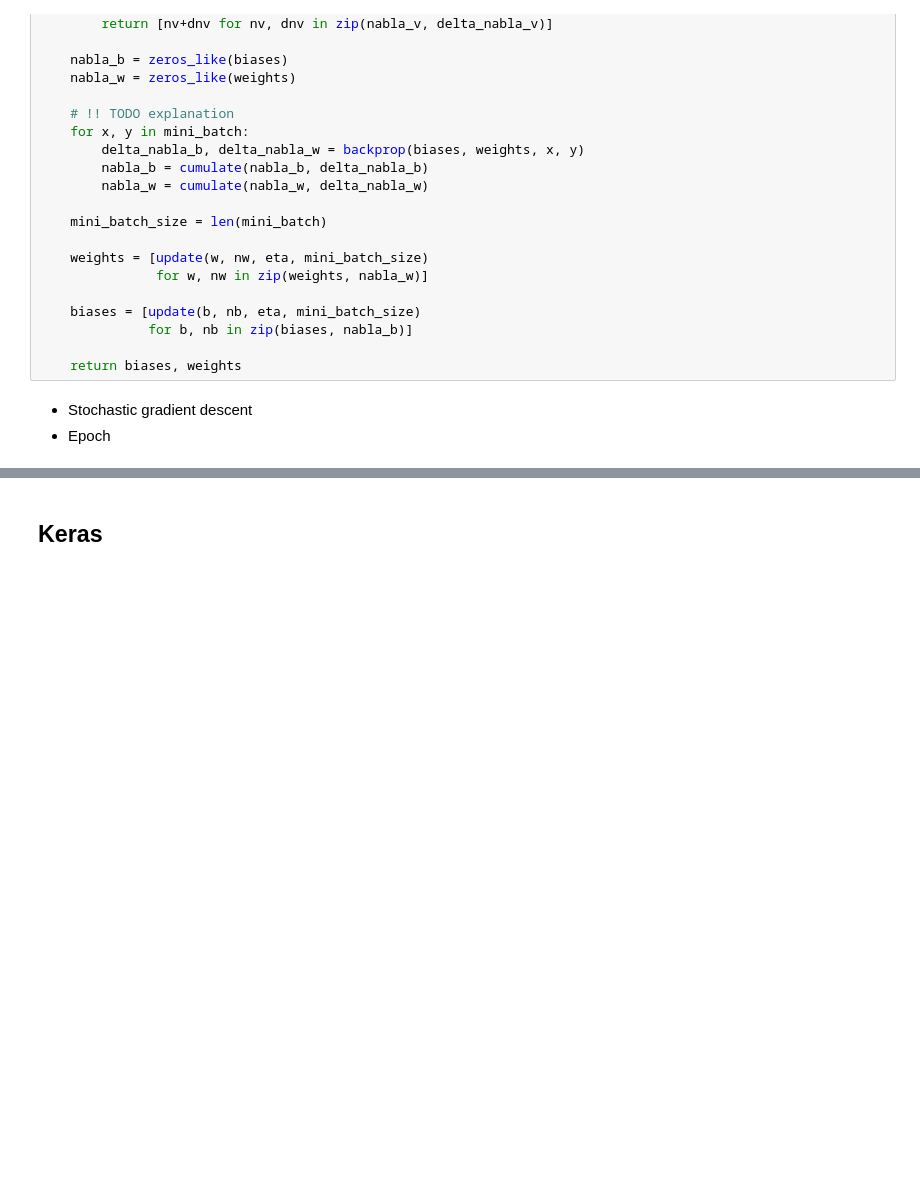
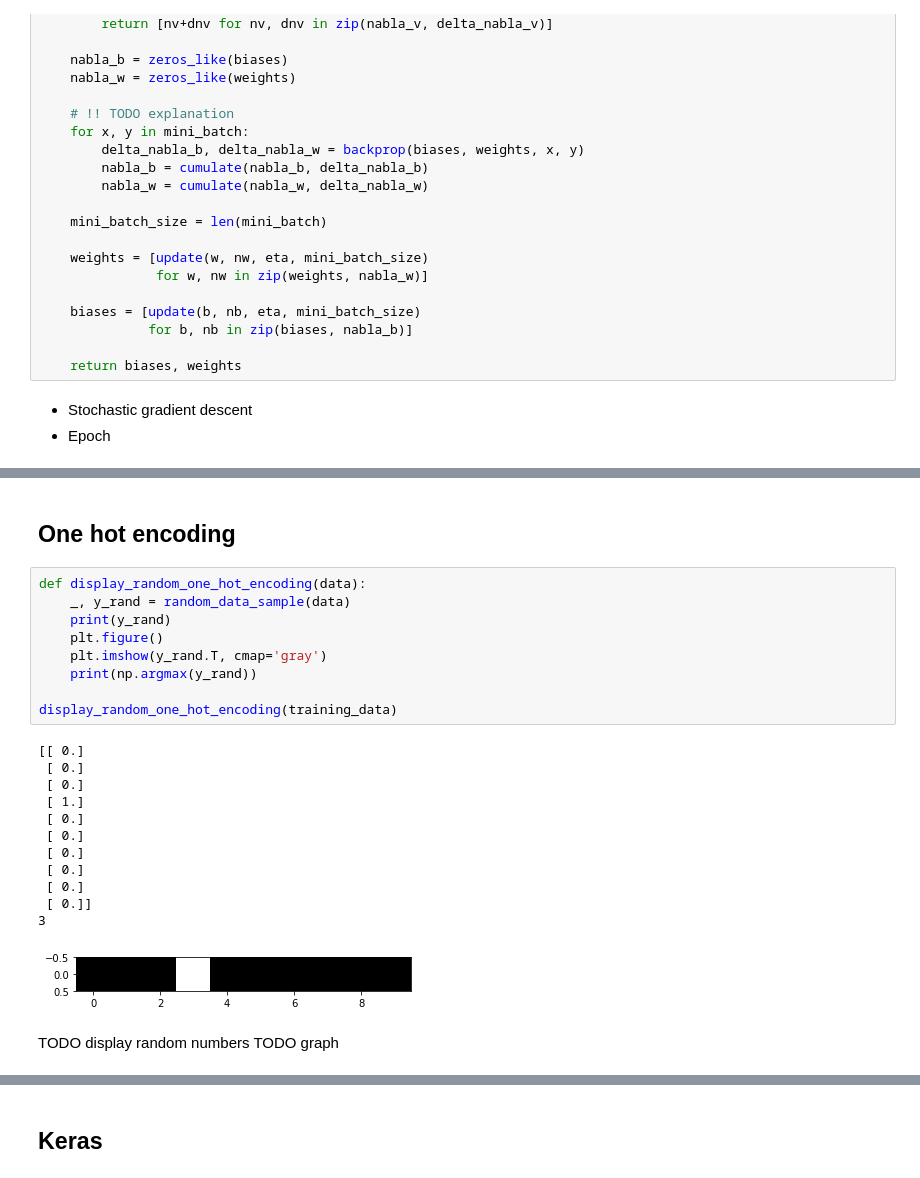
Before and after one commit to martinkersner/ann-meetup, a Jupyter notebook: ann.ipynb, the cells around one changed output, grey strips where cells are left out. Drawn from its saved outputs; the diff is of its cells as text; blank space fills up the shorter version.

```diff
--- a/ann.ipynb
+++ b/ann.ipynb
@@ -205,0 +273,27 @@ def evaluate(self, test_data):
+# %% [markdown]
+## One hot encoding
+# %%
+def display_random_one_hot_encoding(data):
+    _, y_rand = random_data_sample(data)
+    print(y_rand)
+    plt.figure()
+    plt.imshow(y_rand.T, cmap='gray')
+    print(np.argmax(y_rand))
+
+display_random_one_hot_encoding(training_data)
+# %% [output]
+[[ 0.]
+ [ 0.]
+ [ 0.]
+ [ 1.]
+ [ 0.]
+ [ 0.]
+ [ 0.]
+ [ 0.]
+ [ 0.]
+ [ 0.]]
+3
+[figure, added]
+# %% [markdown]
+TODO display random numbers
+TODO graph
```
Also changed, not shown: parts of 15 cells of this notebook, 4 other files.
